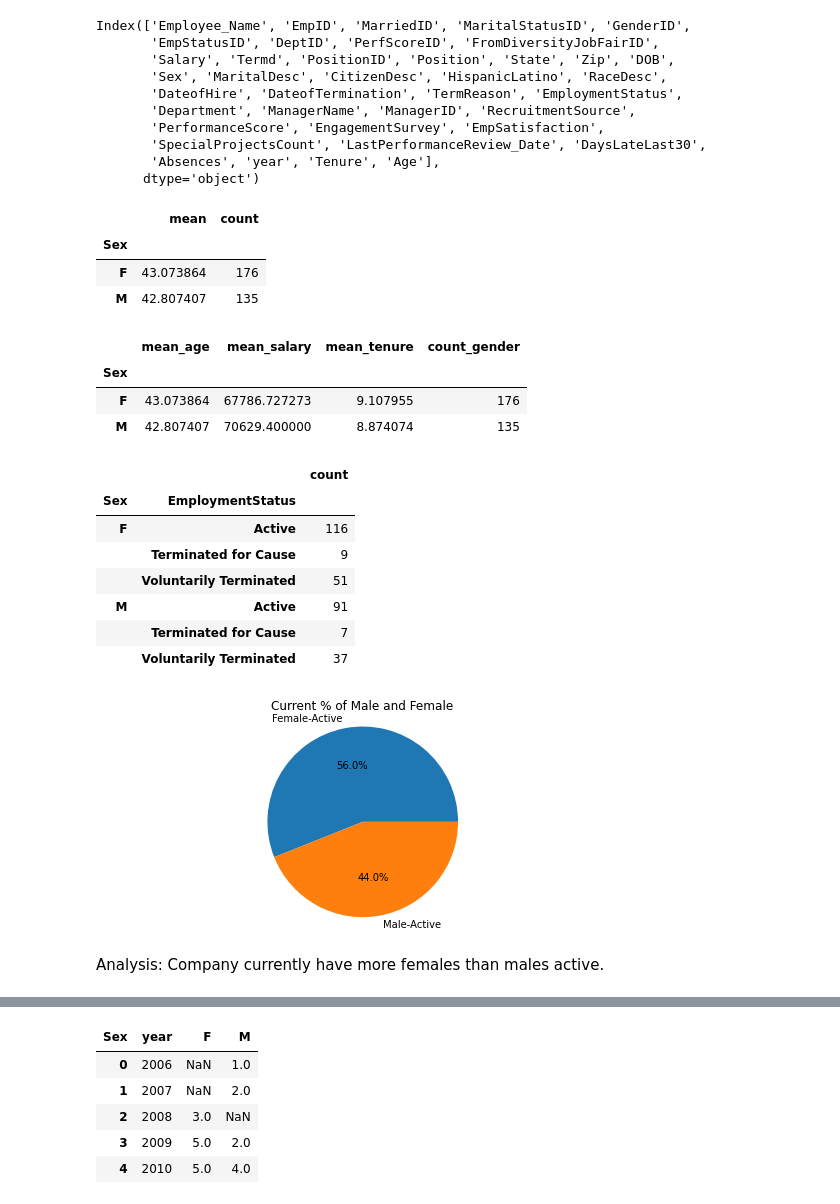
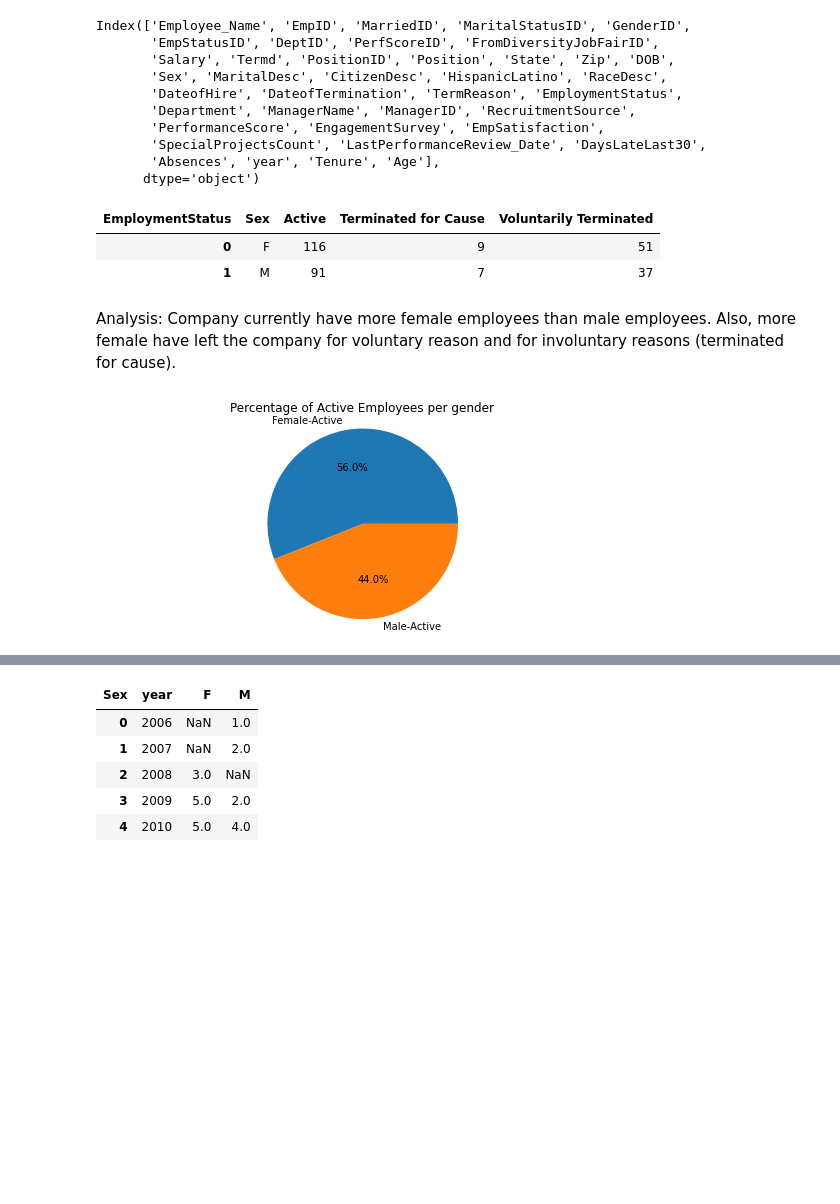
Before and after one commit to rossettifla/HRPythonproject, a Jupyter notebook: Genderdifferencesproject.ipynb, the cells around one changed output, grey strips where cells are left out. Drawn from its saved outputs; the diff is of its cells as text; code cells hidden in the pictures; blank space fills up the shorter version.

```diff
--- a/Genderdifferencesproject.ipynb
+++ b/Genderdifferencesproject.ipynb
@@ -143,40 +141,23 @@ Index(['Employee_Name', 'EmpID', 'MarriedID', 'MaritalStatusID', 'GenderID',
        'SpecialProjectsCount', 'LastPerformanceReview_Date', 'DaysLateLast30',
        'Absences', 'year', 'Tenure', 'Age'],
       dtype='object')
-# %%
-df.Age.groupby(df.Sex).agg(['mean','count'])
-# %% [output]
-|  | mean | count |
-| Sex |  |  |
-| F | 43.073864 | 176 |
-| M | 42.807407 | 135 |
-# %%
-df.groupby(df.Sex).agg(mean_age=('Age','mean'),mean_salary=("Salary","mean"),mean_tenure=('Tenure','mean'),count_gender=('Sex','count'))
-# %% [output]
-|  | mean_age | mean_salary | mean_tenure | count_gender |
-| Sex |  |  |  |  |
-| F | 43.073864 | 67786.727273 | 9.107955 | 176 |
-| M | 42.807407 | 70629.400000 | 8.874074 | 135 |
-# %%
-df.groupby(['Sex', 'EmploymentStatus']).Sex.agg(['count'])
-# %% [output]
-|  |  | count |
-| Sex | EmploymentStatus |  |
-| F | Active | 116 |
-|  | Terminated for Cause | 9 |
-|  | Voluntarily Terminated | 51 |
-| M | Active | 91 |
-|  | Terminated for Cause | 7 |
-|  | Voluntarily Terminated | 37 |
+# %%
+status_df=df.groupby(['Sex','EmploymentStatus']).size().unstack().reset_index()
+
+status_df.head()
+# %% [output]
+| EmploymentStatus | Sex | Active | Terminated for Cause | Voluntarily Terminated |
+| 0 | F | 116 | 9 | 51 |
+| 1 | M | 91 | 7 | 37 |
+# %% [markdown]
+Analysis: Company currently have more female employees than male employees. Also, more female have left the company for voluntary reason and for involuntary reasons (terminated for cause).
 # %%
 Tasks = [116, 91]
 
 my_labels = 'Female-Active','Male-Active'
 plt.pie(Tasks,labels=my_labels,autopct='%1.1f%%')
-plt.title('Current % of Male and Female')
+plt.title('Percentage of Active Employees per gender')
 plt.axis('equal')
 plt.show()
 # %% [output]
-[figure, old version]
+[figure, new version]
-# %% [markdown]
-Analysis: Company currently have more females than males active.
```
Also changed, not shown: parts of 13 cells of this notebook.
